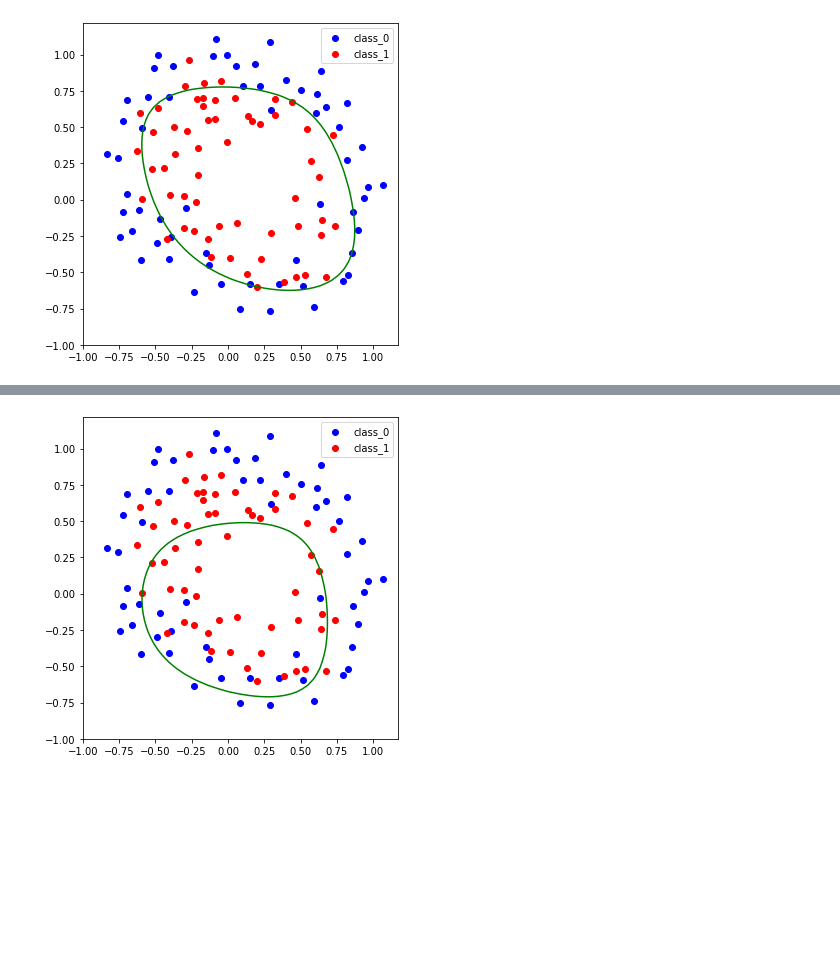
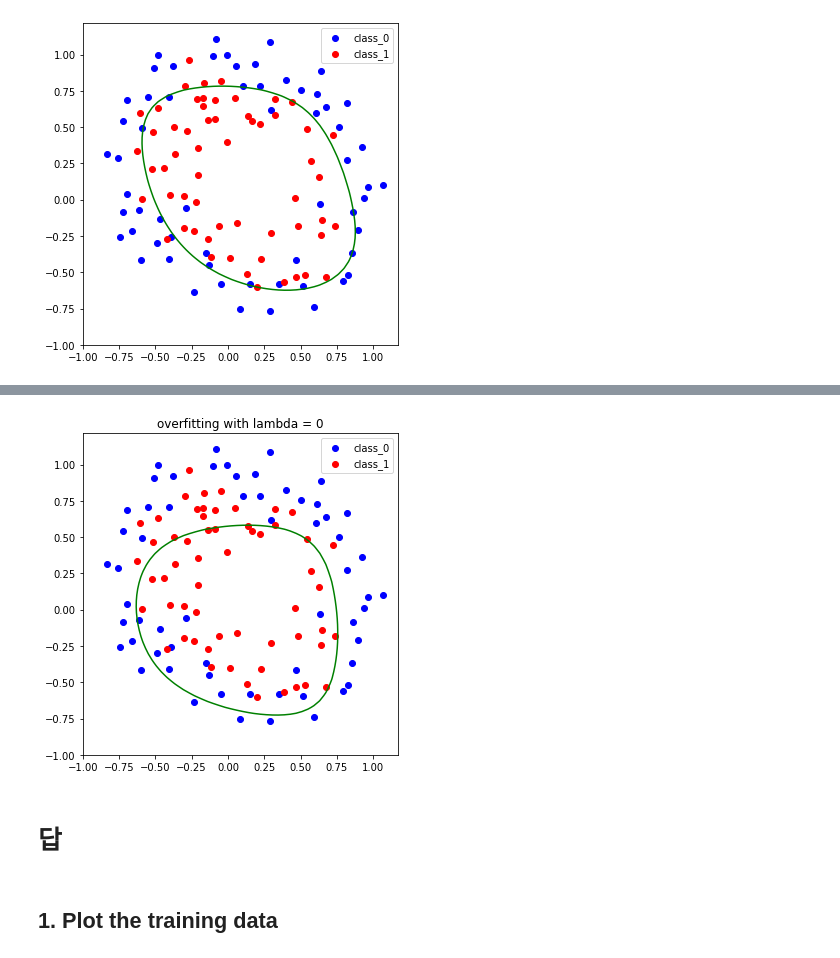
Before and after one commit to chunghyunhee/class_Machine_learing, a Jupyter notebook: assignment_7.ipynb, the cells around one changed output, grey strips where cells are left out. Saved outputs shown, nothing was run; the diff lists cells and outputs as text; code cells hidden in the pictures; blank space fills up the shorter version.

Commit message:
make function with regularization term in objective func and gradient descent

```diff
--- a/assignment_7.ipynb
+++ b/assignment_7.ipynb
@@ -115,18 +120,18 @@ def GradientDescent(X,y,Theta,m, L):
 theta=np.zeros((new_X.shape[1],1))
 # %%
 # Gradient descent계산 (lambda = 0 ): overfitting의 경우
-theta, acc_history, J_history = GradientDescent(new_X,y, theta,m, 0)
+theta, acc_history, J_history = GradientDescent(new_X,y, theta,m, L)
 # %%
 #새로운 초깃값
 theta1=np.zeros((new_X.shape[1],1))
 # %%
 # Gradient descent계산 (lambda = 10 ): Just right의 경우
-theta1, acc_history1, J_history1 = GradientDescent(new_X,y, theta1,m, 1)
+theta1, acc_history1, J_history1 = GradientDescent(new_X,y, theta1,m, L1)
 # %%
 #새로운 초깃값
 theta2=np.zeros((new_X.shape[1],1))
 # %%
 # Gradient descent계산 (lambda = 30 ): underfitting의 경우
-theta2, acc_history2, J_history2 = GradientDescent(new_X,y, theta2,m, 30)
+theta2, acc_history2, J_history2 = GradientDescent(new_X,y, theta2,m, L2)
 # %% [markdown]
 ## train cost
@@ -163,6 +152,0 @@ thresholds = [0.2, 0.3, 0.4, 0.45, 0.5, 0.55, 0.6, 0.7, 0.8, 0.9, 1.0]
-# %%
-EachThreshold = []
-for i in thresholds:
-  pred = (h(theta, new_X)>=i).astype(int) #예측한 값
-  compare = np.mean(pred.flatten() == y.flatten())
-  EachThreshold.append(compare)
@@ -261,26 +224,31 @@ plt.show()
 # %%
 # z값은 결국 g()=0에 해당하는 line을 그리고자 하는 형태이다.
 # 해당 x1,x2값에 대해 동일한 class를 가지는 값을 표현하면 된다.
 # 여기서 theta 는 이미 optimized된 theta값이다.
 
 for i in range(len(x1_range)):
     for j in range(len(x2_range)):
         New_dim_Feat = NewFeatureMake(9, np.array([x1_range[i]]),np.array([x2_range[j]]))
         z_range[i][j] = np.dot(theta2.T,New_dim_Feat.T) #행렬형태주의
 z_range = z_range.transpose() #행렬형태주의
 #boundary plotting
 plt.figure(figsize=(8,5))
 X1_range, X2_range = np.meshgrid(x1_range, x2_range)
 #boundary_plotting = plt.contour(X1_range, X2_range, z_range.T)
 #하나의 등고선만을 표현
 boundary_plotting = plt.contour(X1_range, X2_range, z_range.T,[0],colors='green')
 
 #data plotting
 plt.scatter(x1_label0, x2_label0, c='b',label='class_0') # label이 0인 값들
 plt.scatter(x1_label1, x2_label1, c='r',label='class_1') #label이 1인 값들
 plt.tight_layout()
 plt.legend()
+plt.title('overfitting with lambda = 0')
 plt.gca().set_aspect('equal', adjustable='box')
 plt.show()
 # %% [output]
-[figure, old version]
+[figure, new version]
+# %% [markdown]
+# 답
+# %% [markdown]
+## 1. Plot the training data
```
Also changed, not shown: parts of 30 cells of this notebook.
